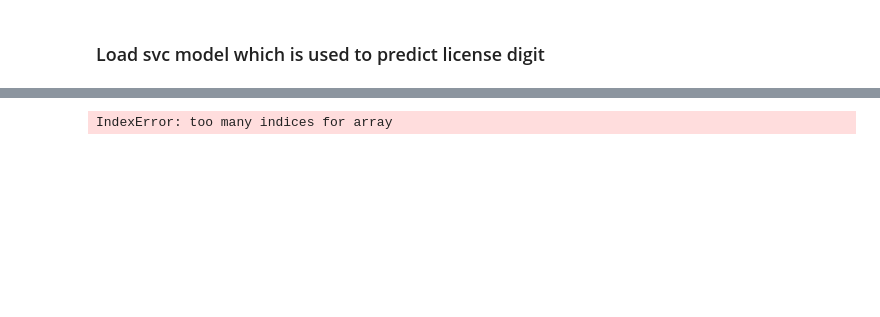
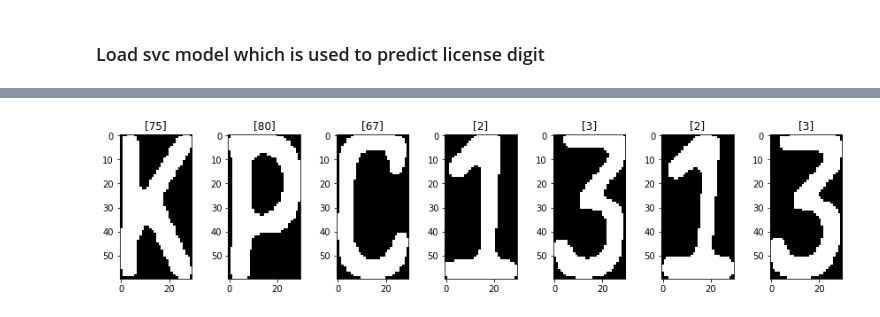
Before and after one commit to quangnhat185/Machine_learning_projects, a Jupyter notebook: License_Plate_Detection_and_Recognition/Car_plate_detection_and_recognition.ipynb, the cells around one changed output, grey strips where cells are left out. Saved outputs shown, nothing was run; the diff lists cells and outputs as text; code cells hidden in the pictures; blank space fills up the shorter version.

```diff
--- a/License_Plate_Detection_and_Recognition/Car_plate_detection_and_recognition.ipynb
+++ b/License_Plate_Detection_and_Recognition/Car_plate_detection_and_recognition.ipynb
@@ -128,40 +137,22 @@ W0102 01:11:19.685896  9468 image.py:700] Clipping input data to the valid range
-# %%
-kernel3 = cv2.getStructuringElement(cv2.MORPH_RECT, (3, 3))
-thre_mor = cv2.morphologyEx(binary, cv2.MORPH_DILATE, kernel3)
-cont, _  = cv2.findContours(thre_mor, cv2.RETR_LIST, cv2.CHAIN_APPROX_SIMPLE)
-
-digit_w = 30
-digit_h = 60
-
-plate_info = ""
-
-for c in sort_contours(cont):
-    (x, y, w, h) = cv2.boundingRect(c)
-    ratio = h/w
-    if 1.5<=ratio<=3.5: # Chon cac contour dam bao ve ratio w/h
-        if h/roi.shape[0]>=0.5: # Chon cac contour cao tu 60% bien so tro len
-
-            # Ve khung chu nhat quanh so
-            cv2.rectangle(roi, (x, y), (x + w, y + h), (0, 255, 0), 2)
-
-            # Tach so va predict
-            curr_num = thre_mor[y:y+h,x:x+w]
-            curr_num = cv2.resize(curr_num, dsize=(digit_w, digit_h))
-            _, curr_num = cv2.threshold(curr_num, 30, 255, cv2.THRESH_BINARY)
-            curr_num = np.array(curr_num,dtype=np.float32)
-            curr_num = curr_num.reshape(-1, digit_w * digit_h)
-
-            # Dua vao model SVM
-            result = digit_model.predict(curr_num)[1]
-            result = int(result[0, 0])
-
-            if result<9: # Neu la so thi hien thi luon
-                result = str(result)
-            else: #Neu la chu thi chuyen bang ASCII
-                result = chr(result)
-
-            plate_info +=result
-
-plt.imshow(roi)
-# %% [output]
-IndexError: too many indices for array
+# %%
+def pre_process(image):
+    import numpy as np
+    import cv2
+    img = np.asarray(image,dtype=np.float32)
+    img = img[np.newaxis,:].reshape(-1,60*30)
+    #print(img.shape)
+    return img
+# %%
+fig = plt.figure(figsize=(15,3))
+col = len(crop_digits)
+row = 1
+
+for digit in crop_digits:
+    fig.add_subplot(1,col,row)
+    predict_digit = pre_process(digit)
+    plt.title('%s'%(digit_model.predict(predict_digit)))
+    plt.imshow(digit,cmap='gray')
+    row+=1
+#plt.savefig('digit_crops.png', dpi=300)
+# %% [output]
+[figure, added]
```
Also changed, not shown: parts of 4 cells of this notebook, 9 other files.
